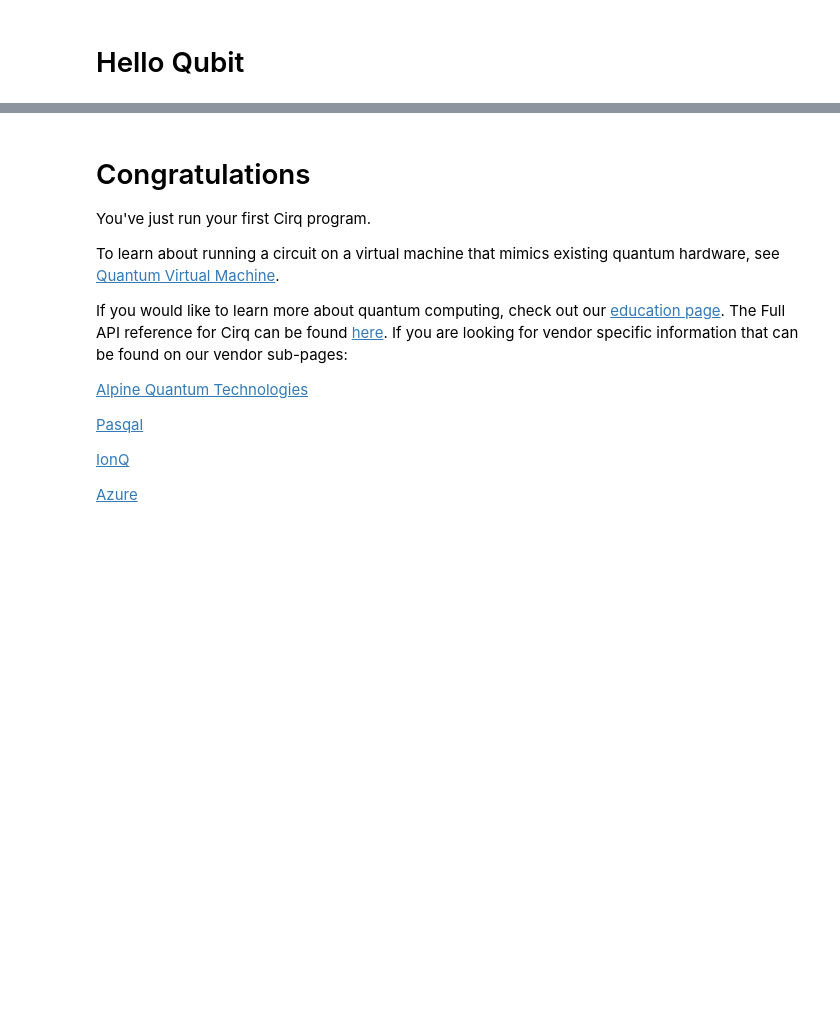
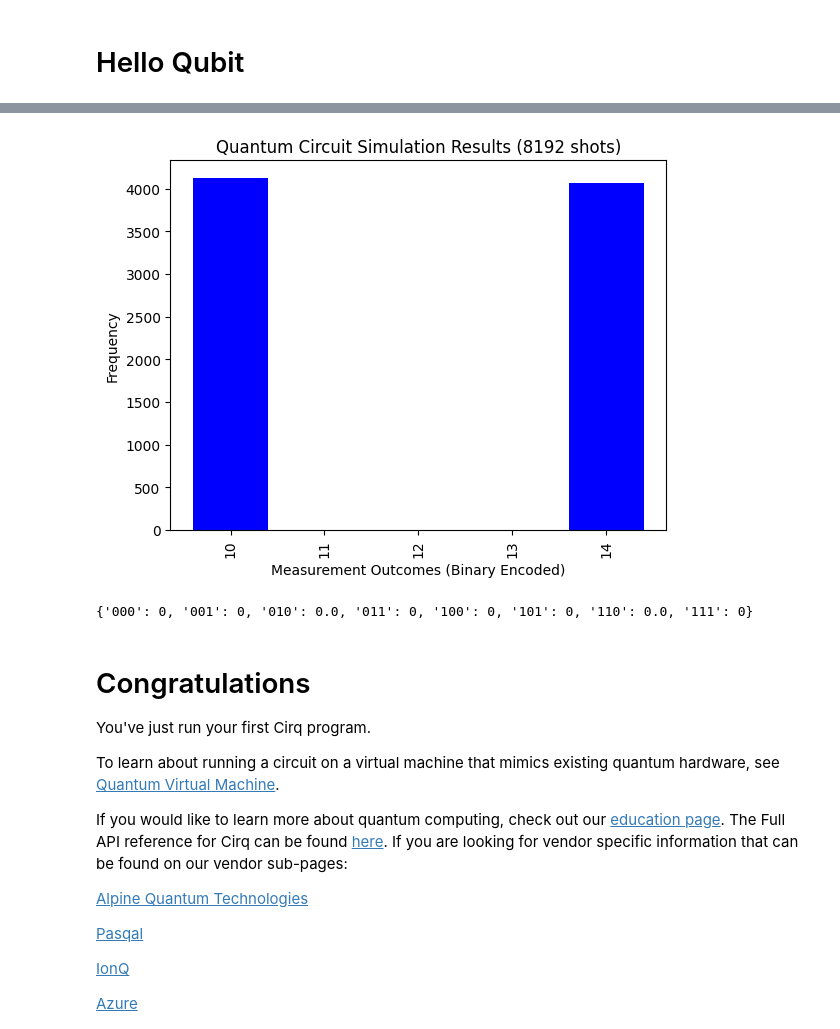
Before and after one commit to BrianGirardiRice/Public, a Jupyter notebook: docs/start/start.ipynb, the cells around one changed output, grey strips where cells are left out. Drawn from its saved outputs; the diff is of its cells as text; code cells hidden in the pictures; blank space fills up the shorter version.

```diff
--- a/docs/start/start.ipynb
+++ b/docs/start/start.ipynb
@@ -79,7 +79,7 @@ circuit.append(cirq.Ry(rads=theta_1)(qubits[1]))
 circuit.append(cirq.Rz(rads=theta_2)(qubits[2]))
 circuit.append(cirq.X(qubits[3]))
 
-# Add the inverses of the gates in reverse order
+# Add inverses of the gates in reverse order
 circuit.append(cirq.X(qubits[3]))  # Inverse of X
 circuit.append(cirq.Rz(rads=-theta_2)(qubits[2]))  # Inverse of Rz
 circuit.append(cirq.Ry(rads=-theta_1)(qubits[1]))  # Inverse of Ry
@@ -89,17 +89,17 @@ circuit.append(cirq.CCNOT(qubits[2], qubits[1], qubits[0]))  # Inverse of CCNOT
 circuit.append(cirq.CNOT(qubits[2], qubits[3]))  # Inverse of CNOT
 circuit.append(cirq.SWAP(qubits[2], qubits[3]))  # Inverse of SWAP
 circuit.append(cirq.X(qubits[3]))  # Inverse of X
-circuit.append(cirq.S(qubits[2])**-1)  # Inverse of S
+circuit.append(cirq.Y(qubits[2])**-1)  # Inverse of Y (Y dagger)
 circuit.append(cirq.CZ(qubits[0], qubits[1]))  # Inverse of CZ
 circuit.append(cirq.CNOT(qubits[3], qubits[2]))  # Inverse of CNOT
 circuit.append(cirq.X(qubits[0]))  # Inverse of X
-circuit.append(cirq.S(qubits[3])**-1)  # Inverse of S
+circuit.append(cirq.T(qubits[3])**-1)  # Inverse of T (T dagger)
 circuit.append(cirq.X(qubits[1]))  # Inverse of X
+circuit.append(cirq.Z(qubits[0])**-1)  # Inverse of Z (Z dagger)
+circuit.append(cirq.X(qubits[3]))  # Inverse of X
+circuit.append(cirq.H(qubits[2]))  # Inverse of H
+circuit.append(cirq.S(qubits[1])**-1)  # Inverse of S (S dagger)
 circuit.append(cirq.X(qubits[0]))  # Inverse of X
-circuit.append(cirq.T(qubits[3])**-1)  # Inverse of T
-circuit.append(cirq.H(qubits[2]))  # Inverse of H
-circuit.append(cirq.Y(qubits[1])**-1)  # Inverse of Y (Y dagger)
-circuit.append(cirq.Z(qubits[0])**-1)  # Inverse of Z (Z dagger)
 
 # Reverse qubit order for measurement
 circuit.append(cirq.measure(*qubits[::-1], key='result'))
@@ -150,3 +159,5 @@ TypeError: Rz.__init__() takes 1 positional argument but 2 were given
+[figure, added]
+{'000': 0, '001': 0, '010': 0.0, '011': 0, '100': 0, '101': 0, '110': 0.0, '111': 0}
 # %% [markdown]
 # Congratulations
 You've just run your first Cirq program.
```
Also changed, not shown: parts of 1 cell of this notebook.
